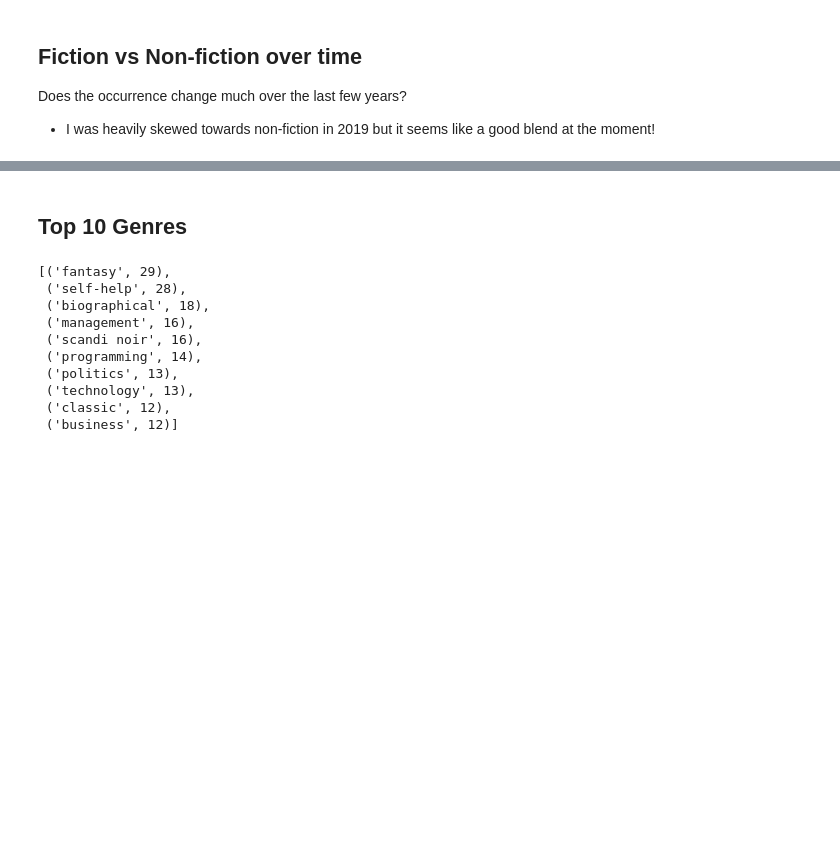
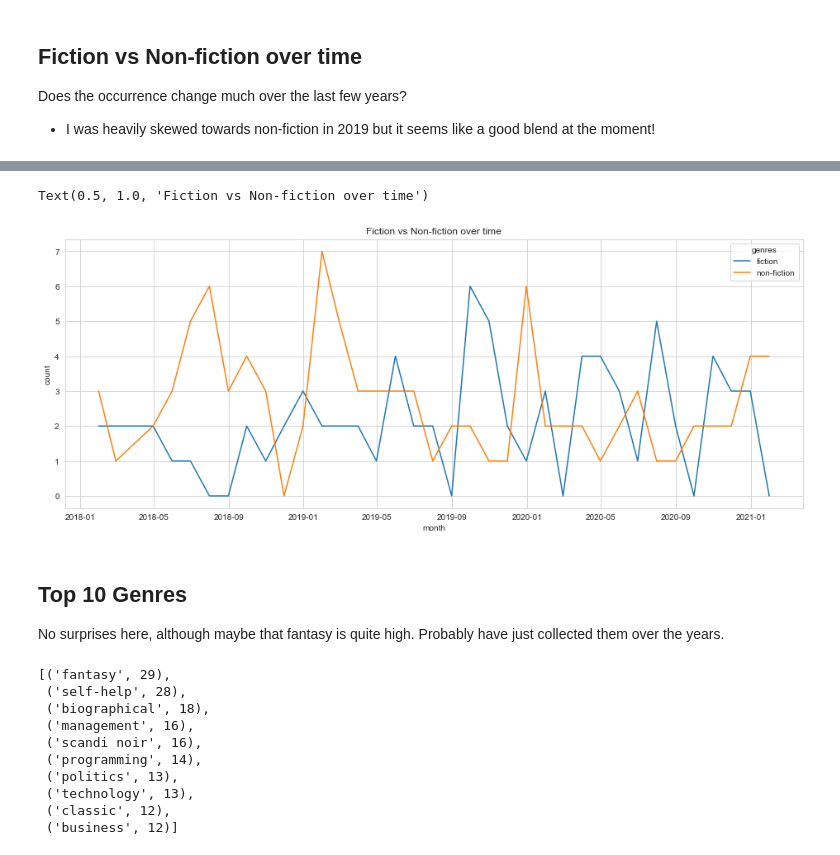
Before and after one commit to tombasche/books, a Jupyter notebook: Books.ipynb, the cells around one changed output, grey strips where cells are left out. Drawn from its saved outputs; the diff is of its cells as text; code cells hidden in the pictures; blank space fills up the shorter version.

```diff
--- a/Books.ipynb
+++ b/Books.ipynb
@@ -149,7 +150,8 @@ def genre_counts(a_df, freq: str = 'M', genre_filter: Optional[List[str]] = None
     return df
 # %%
 fnf_data = genre_counts(df, genre_filter=['fiction', 'non-fiction'])
-
-fig = px.line(fnf_data, x=fnf_data.index, y="count", color="genres", title='Fiction vs Non-fiction over time')
-fig.show()
+plt.figure(figsize=(16, 6))
+sns.set_style("whitegrid")
+g = sns.lineplot(data=fnf_data,x="month", y="count", hue="genres")
+g.set_title('Fiction vs Non-fiction over time')
 # %% [output]
@@ -157,5 +158,9 @@ fig.show()
+Text(0.5, 1.0, 'Fiction vs Non-fiction over time')
+[figure, added]
-# %% [markdown]
-## Top 10 Genres
+# %% [markdown]
+## Top 10 Genres
+
+No surprises here, although maybe that fantasy is quite high. Probably have just collected them over the years.
 # %%
 by_genre = Counter([i for l in df.genres.tolist() for i in l if i not in ("non-fiction", "fiction")])
 # %%
```
Also changed, not shown: parts of 9 cells of this notebook.
